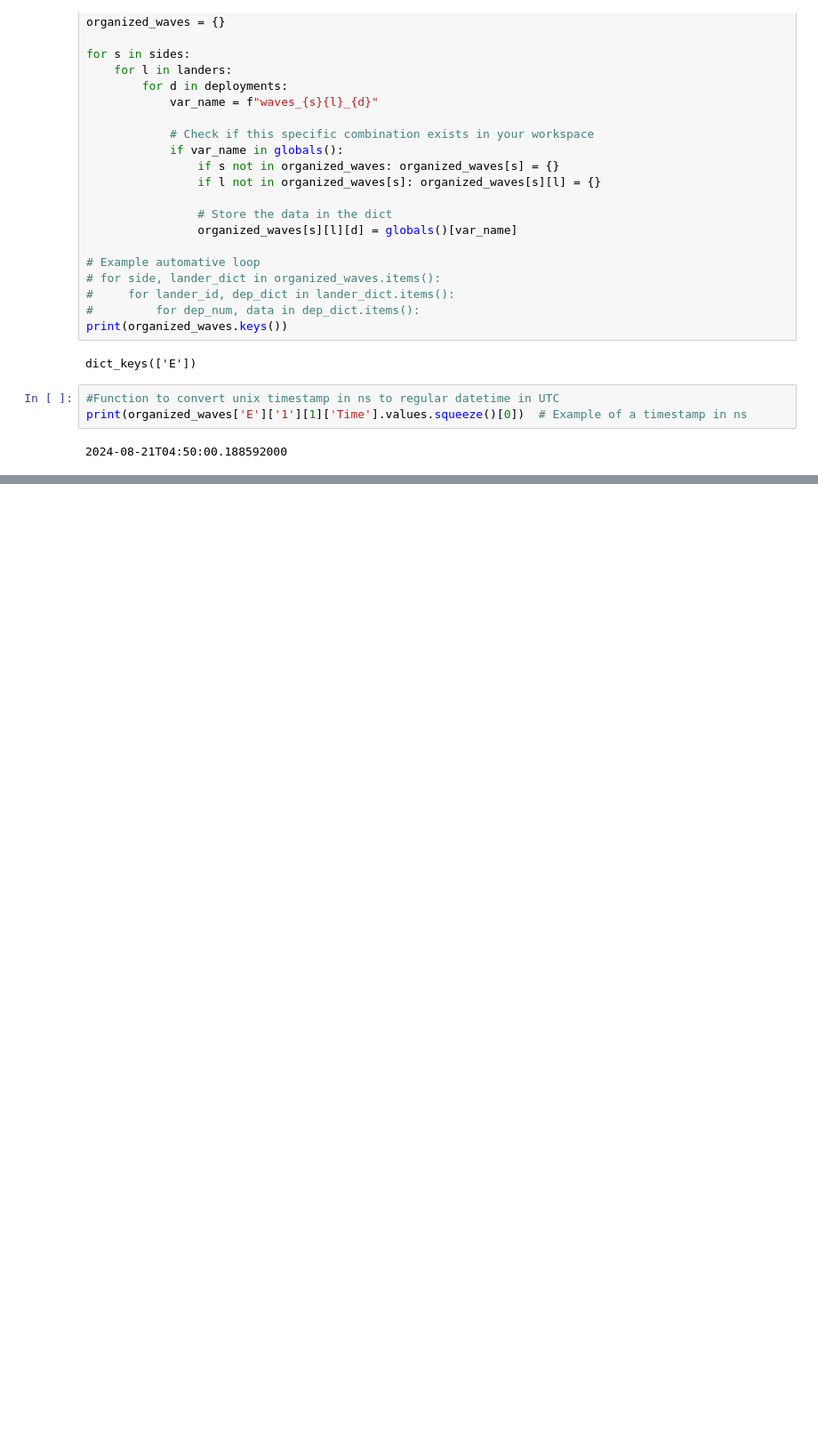
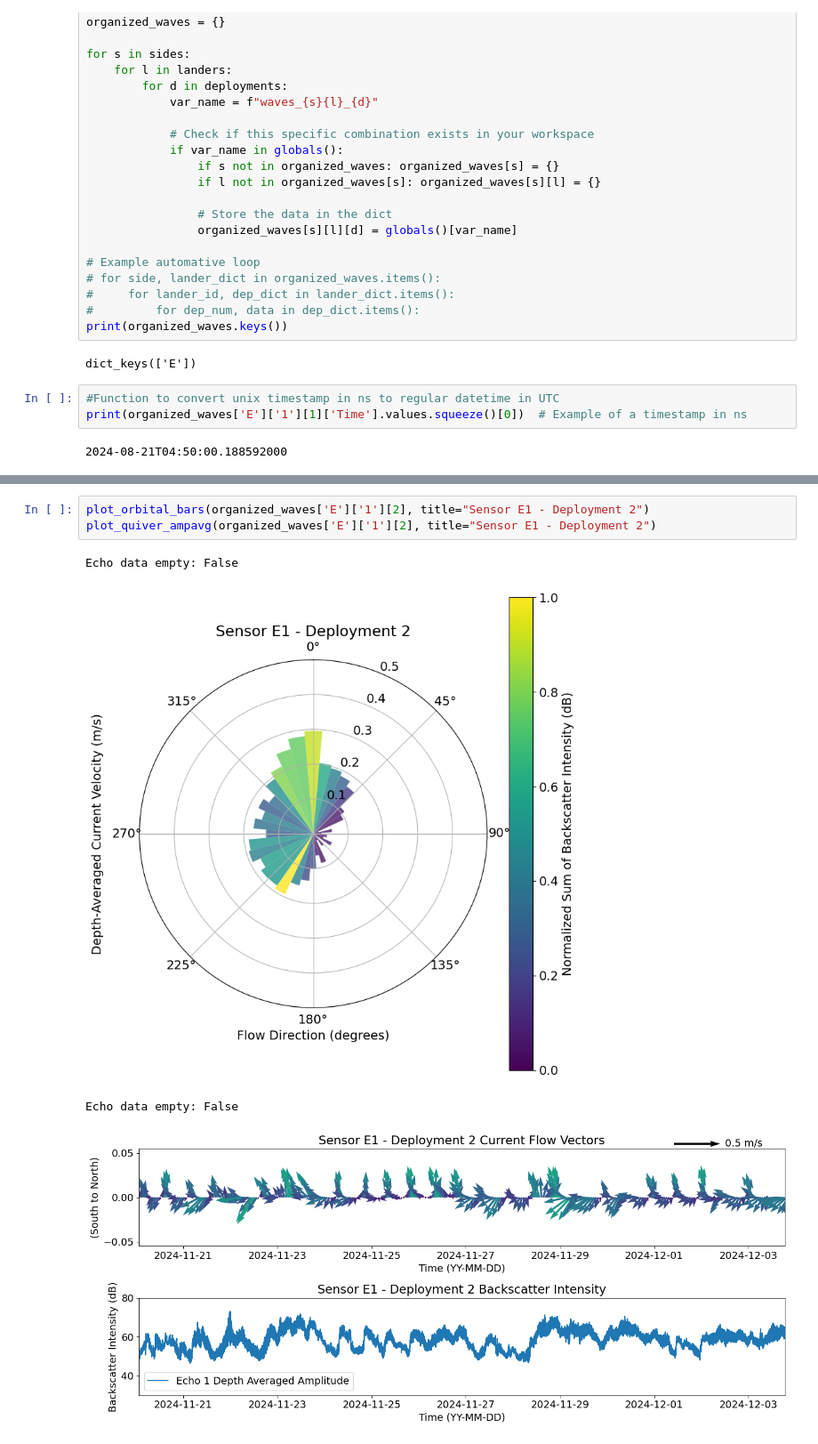
Before and after one commit to NCSU-CHAZ/BOEM-Oak-Island, a Jupyter notebook: notebooks/flux_analysisE.ipynb, the cells around one changed output, grey strips where cells are left out. Shown at 89% size. Cells and saved outputs as stored; diff of their text form; blank space fills up the shorter version.

```diff
--- a/notebooks/flux_analysisE.ipynb
+++ b/notebooks/flux_analysisE.ipynb
@@ -255,0 +263,8 @@ ValueError: setting an array element with a sequence. The requested array has an
+# %%
+plot_orbital_bars(organized_waves['E']['1'][2], title="Sensor E1 - Deployment 2")
+plot_quiver_ampavg(organized_waves['E']['1'][2], title="Sensor E1 - Deployment 2")
+# %% [output]
+Echo data empty: False
+[figure, added]
+Echo data empty: False
+[figure, added]
```
Also changed, not shown: parts of 9 cells of this notebook, 2 other files.
